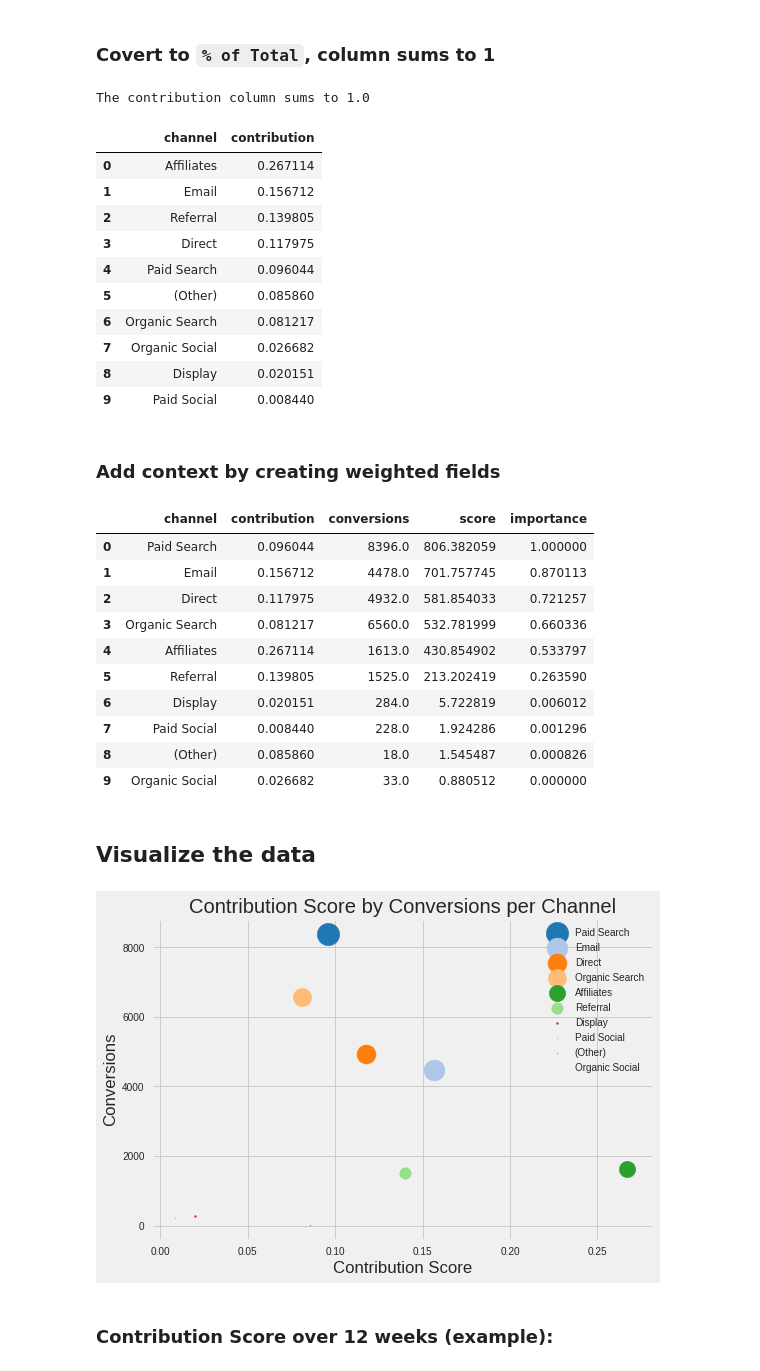
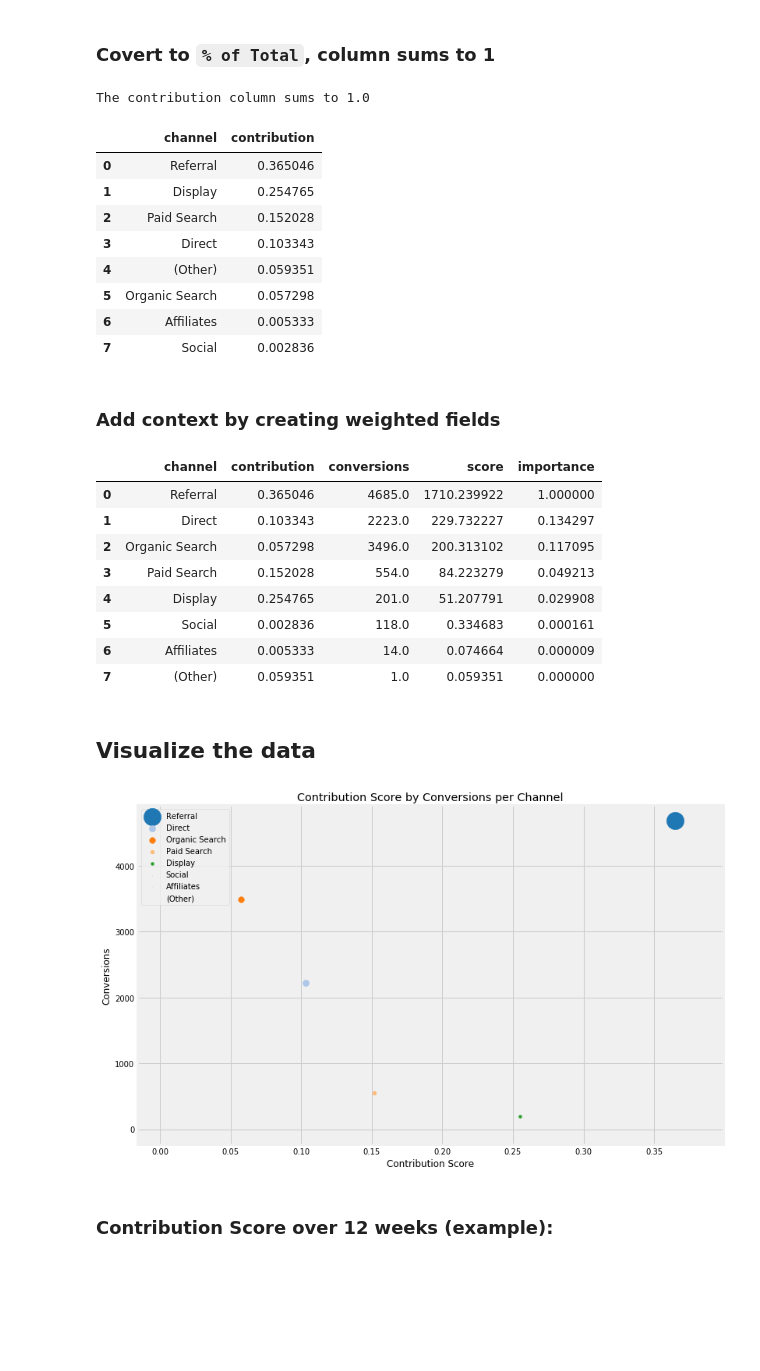
Before and after one commit to iampatgrady/Simple-Probabalistic-Model-For-Google-Analytics-Users, a Jupyter notebook: Multitouch_Attribution_Modeling.ipynb, the cells around one changed output. Cells and saved outputs as stored; diff of their text form; code cells hidden in the pictures; blank space fills up the shorter version.

```diff
--- a/Multitouch_Attribution_Modeling.ipynb
+++ b/Multitouch_Attribution_Modeling.ipynb
@@ -31,8 +31,8 @@ You'll want to download and inspect the SQL, and then upload that file to your l
 You're ready to execute the query after adding a target table and start and end dates. In our case we're using the BigQuery GA data for Google Merchandize Store.
 # %%
 #@title Enter your BigQuery project ID { run: "auto", display-mode: "form" }
-project = "<your-billing-project-id>" #@param {type:"string"}
+project = "as-dev-pat" #@param {type:"string"}
 target = "bigquery-public-data.google_analytics_sample.ga_sessions_*" #@param {type:"string"}
-start = "2017-07-01" #@param {type:"date"}
+start = "2016-07-01" #@param {type:"date"}
 end = "2017-08-01" #@param {type:"date"}
 # %%
@@ -190,16 +189,14 @@ results.sort_values(by='contribution',ascending=False).reset_index(drop=True)
 # %% [output]
 The contribution column sums to 1.0
 |  | channel | contribution |
-| 0 | Affiliates | 0.267114 |
-| 1 | Email | 0.156712 |
-| 2 | Referral | 0.139805 |
-| 3 | Direct | 0.117975 |
-| 4 | Paid Search | 0.096044 |
-| 5 | (Other) | 0.085860 |
-| 6 | Organic Search | 0.081217 |
-| 7 | Organic Social | 0.026682 |
-| 8 | Display | 0.020151 |
-| 9 | Paid Social | 0.008440 |
+| 0 | Referral | 0.365046 |
+| 1 | Display | 0.254765 |
+| 2 | Paid Search | 0.152028 |
+| 3 | Direct | 0.103343 |
+| 4 | (Other) | 0.059351 |
+| 5 | Organic Search | 0.057298 |
+| 6 | Affiliates | 0.005333 |
+| 7 | Social | 0.002836 |
 # %% [markdown]
 ### Add context by creating weighted fields
 # %%
@@ -216,31 +213,29 @@ results = results.sort_values('importance',ascending=False).fillna(0).reset_inde
 results
 # %% [output]
 |  | channel | contribution | conversions | score | importance |
-| 0 | Paid Search | 0.096044 | 8396.0 | 806.382059 | 1.000000 |
-| 1 | Email | 0.156712 | 4478.0 | 701.757745 | 0.870113 |
-| 2 | Direct | 0.117975 | 4932.0 | 581.854033 | 0.721257 |
-| 3 | Organic Search | 0.081217 | 6560.0 | 532.781999 | 0.660336 |
-| 4 | Affiliates | 0.267114 | 1613.0 | 430.854902 | 0.533797 |
-| 5 | Referral | 0.139805 | 1525.0 | 213.202419 | 0.263590 |
-| 6 | Display | 0.020151 | 284.0 | 5.722819 | 0.006012 |
-| 7 | Paid Social | 0.008440 | 228.0 | 1.924286 | 0.001296 |
-| 8 | (Other) | 0.085860 | 18.0 | 1.545487 | 0.000826 |
-| 9 | Organic Social | 0.026682 | 33.0 | 0.880512 | 0.000000 |
+| 0 | Referral | 0.365046 | 4685.0 | 1710.239922 | 1.000000 |
+| 1 | Direct | 0.103343 | 2223.0 | 229.732227 | 0.134297 |
+| 2 | Organic Search | 0.057298 | 3496.0 | 200.313102 | 0.117095 |
+| 3 | Paid Search | 0.152028 | 554.0 | 84.223279 | 0.049213 |
+| 4 | Display | 0.254765 | 201.0 | 51.207791 | 0.029908 |
+| 5 | Social | 0.002836 | 118.0 | 0.334683 | 0.000161 |
+| 6 | Affiliates | 0.005333 | 14.0 | 0.074664 | 0.000009 |
+| 7 | (Other) | 0.059351 | 1.0 | 0.059351 | 0.000000 |
 # %% [markdown]
 ## Visualize the data
 # %%
-fig, ax = plt.subplots()
+fig, ax = plt.subplots(figsize=(12,8))
 cmap = plt.cm.get_cmap('tab20')
 for i,row in results.iterrows():
   ax.scatter("contribution", "conversions",label=row.channel,
              s=row.importance*500, c=cmap(i), data=row)
 plt.xlabel("Contribution Score")
 plt.ylabel("Conversions")
 plt.title("Contribution Score by Conversions per Channel")
 plt.legend(loc=0)
 plt.show()
 # %% [output]
-[figure, old version]
+[figure, new version]
 # %% [markdown]
 <h3>Contribution Score over 12 weeks (example):</h3>
 # %%
```
Also changed, not shown: parts of 6 cells of this notebook.
